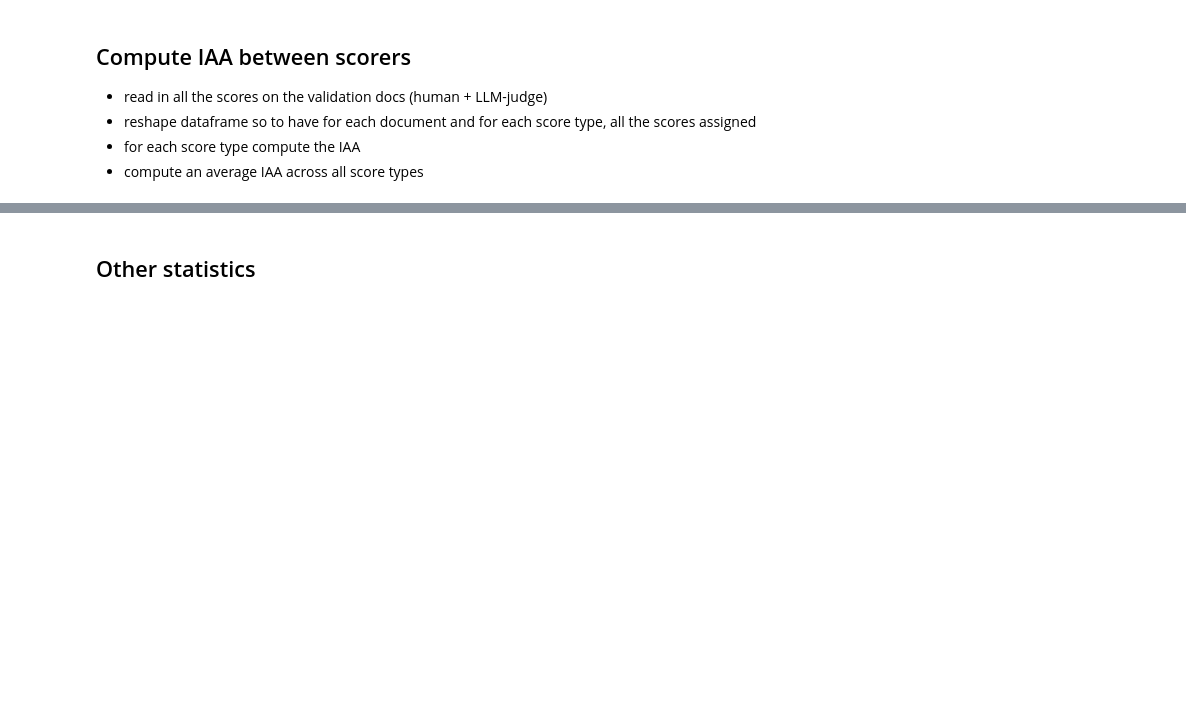
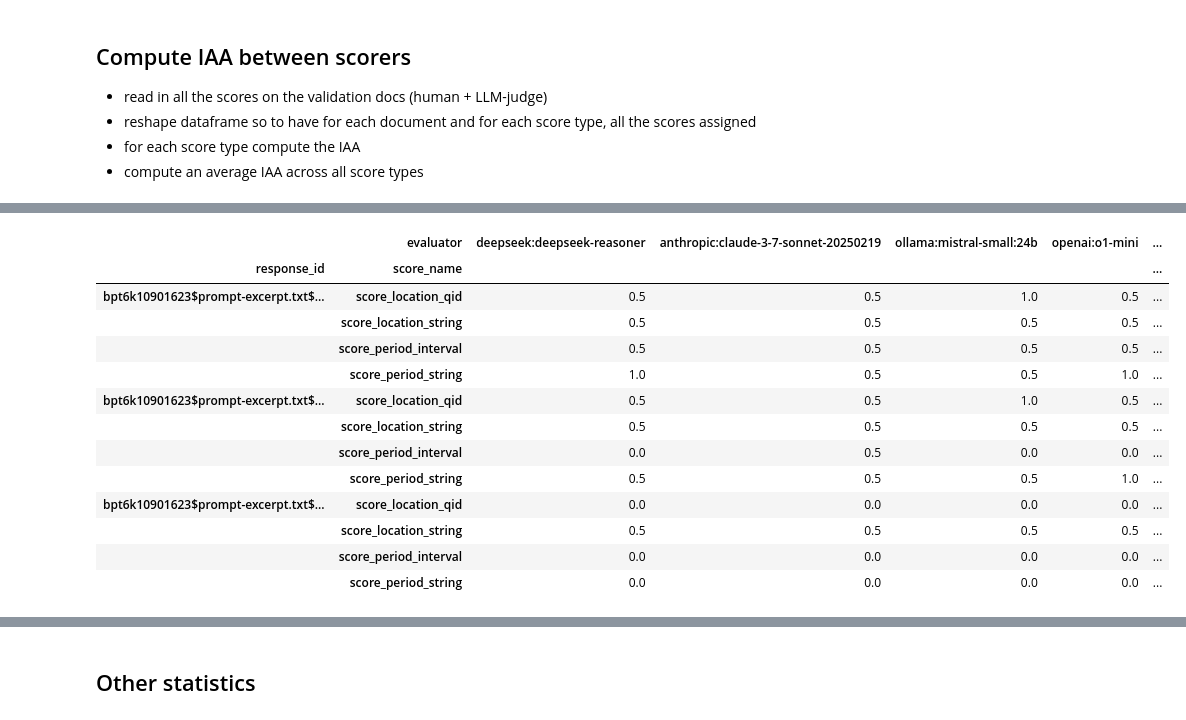
Before and after one commit to TextEnt/chrono-spatial-processing, a Jupyter notebook: notebooks/run-validation.ipynb, the cells around one changed output, grey strips where cells are left out. Cells and saved outputs as stored; diff of their text form; code cells hidden in the pictures; blank space fills up the shorter version.

```diff
--- a/notebooks/run-validation.ipynb
+++ b/notebooks/run-validation.ipynb
@@ -285,0 +368,4 @@ Processing prompt llm_judge_prompt for document bpt6k9807756q$prompt-summary.txt
+# %%
+llm_judge_scores_path = Path(base_path / settings['scores_output_path'])
+# %%
+scores = {}
@@ -285,0 +394,17 @@ Processing prompt llm_judge_prompt for document bpt6k9807756q$prompt-summary.txt
+# %%
+df_llmjudges_scores.head(12)
+# %% [output]
+|  | evaluator | deepseek:deepseek-reasoner | anthropic:claude-3-7-sonnet-20250219 | ollama:mistral-small:24b | openai:o1-mini | ... |
+| response_id | score_name |  |  |  |  | ... |
+| bpt6k10901623$prompt-excerpt.txt$... | score_location_qid | 0.5 | 0.5 | 1.0 | 0.5 | ... |
+|  | score_location_string | 0.5 | 0.5 | 0.5 | 0.5 | ... |
+|  | score_period_interval | 0.5 | 0.5 | 0.5 | 0.5 | ... |
+|  | score_period_string | 1.0 | 0.5 | 0.5 | 1.0 | ... |
+| bpt6k10901623$prompt-excerpt.txt$... | score_location_qid | 0.5 | 0.5 | 1.0 | 0.5 | ... |
+|  | score_location_string | 0.5 | 0.5 | 0.5 | 0.5 | ... |
+|  | score_period_interval | 0.0 | 0.5 | 0.0 | 0.0 | ... |
+|  | score_period_string | 0.5 | 0.5 | 0.5 | 1.0 | ... |
+| bpt6k10901623$prompt-excerpt.txt$... | score_location_qid | 0.0 | 0.0 | 0.0 | 0.0 | ... |
+|  | score_location_string | 0.5 | 0.5 | 0.5 | 0.5 | ... |
+|  | score_period_interval | 0.0 | 0.0 | 0.0 | 0.0 | ... |
+|  | score_period_string | 0.0 | 0.0 | 0.0 | 0.0 | ... |
```
Also changed, not shown: parts of 36 cells of this notebook, 1 other file.
